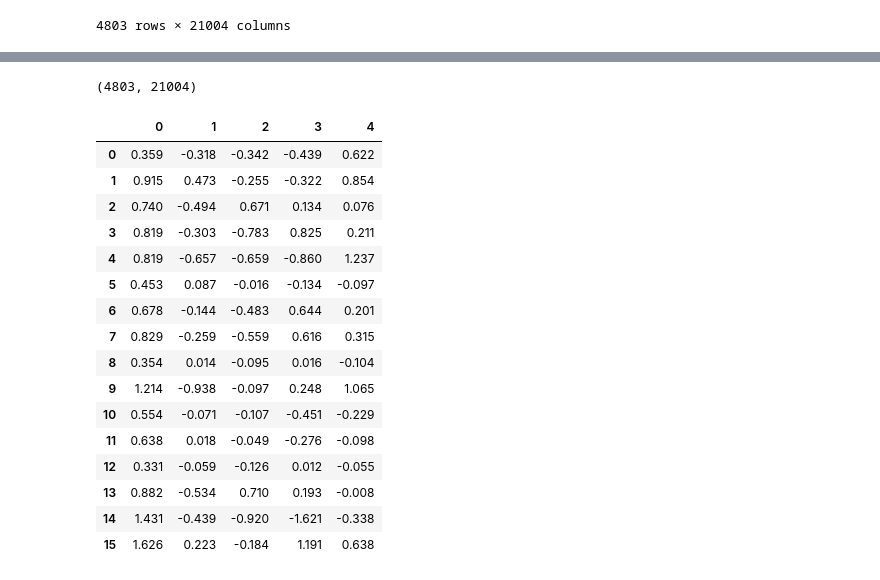
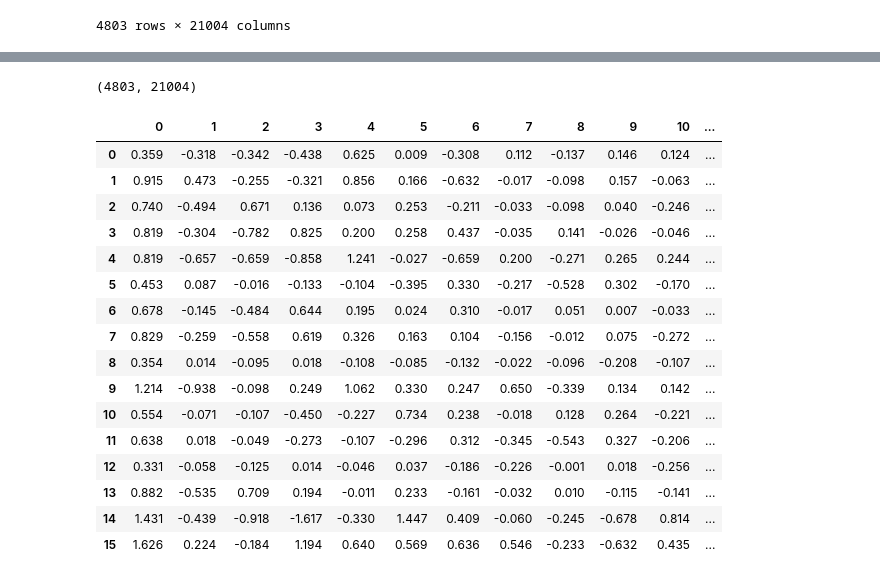
Before and after one commit to jlang62/ml-nlp-exam, a Jupyter notebook: notebooks/02_NLP.ipynb, the cells around one changed output, grey strips where cells are left out. Cells and saved outputs as stored; diff of their text form; code cells hidden in the pictures.

```diff
--- a/notebooks/02_NLP.ipynb
+++ b/notebooks/02_NLP.ipynb
@@ -226,3 +224,17 @@ done in 10.592s.
+# %%
+tfidf_n_topics = grid_search_ldia(tfidf)
+print("number topics: " + str(tfidf_n_topics))
+
+tfidf_lda = LatentDirichletAllocation(
+    n_components=tfidf_n_topics,
+    learning_method="online",
+    learning_offset=50.0,
+    random_state=0,
+)
+tfidf_lda.fit(tfidf)
+
+tfidf_feature_names = tfidf_vectorizer.get_feature_names_out()
+plot_top_words(tfidf_lda, tfidf_feature_names, 10, "Topics in LDiA model TFIDF")
 # %%
 from gensim.models import Word2Vec
 
@@ -274,30 +286,30 @@ model.wv.most_similar('ocean')
 # %%
 from sklearn.decomposition import TruncatedSVD
 
-svd = TruncatedSVD(n_components=5, n_iter=7, random_state=42)
+svd = TruncatedSVD(n_components=17, n_iter=7, random_state=42)
 print(tfidf.shape)
 svd_topic_vectors = svd.fit_transform(tfidf)
 svd_topic_vectors = pd.DataFrame(svd_topic_vectors)
 svd_topic_vectors.round(3).head(16)
 # %% [output]
 (4803, 21004)
-|  | 0 | 1 | 2 | 3 | 4 |
-| 0 | 0.359 | -0.318 | -0.342 | -0.439 | 0.622 |
-| 1 | 0.915 | 0.473 | -0.255 | -0.322 | 0.854 |
-| 2 | 0.740 | -0.494 | 0.671 | 0.134 | 0.076 |
-| 3 | 0.819 | -0.303 | -0.783 | 0.825 | 0.211 |
-| 4 | 0.819 | -0.657 | -0.659 | -0.860 | 1.237 |
-| 5 | 0.453 | 0.087 | -0.016 | -0.134 | -0.097 |
-| 6 | 0.678 | -0.144 | -0.483 | 0.644 | 0.201 |
-| 7 | 0.829 | -0.259 | -0.559 | 0.616 | 0.315 |
-| 8 | 0.354 | 0.014 | -0.095 | 0.016 | -0.104 |
-| 9 | 1.214 | -0.938 | -0.097 | 0.248 | 1.065 |
-| 10 | 0.554 | -0.071 | -0.107 | -0.451 | -0.229 |
-| 11 | 0.638 | 0.018 | -0.049 | -0.276 | -0.098 |
-| 12 | 0.331 | -0.059 | -0.126 | 0.012 | -0.055 |
-| 13 | 0.882 | -0.534 | 0.710 | 0.193 | -0.008 |
-| 14 | 1.431 | -0.439 | -0.920 | -1.621 | -0.338 |
-| 15 | 1.626 | 0.223 | -0.184 | 1.191 | 0.638 |
+|  | 0 | 1 | 2 | 3 | 4 | 5 | 6 | 7 | 8 | 9 | 10 | ... |
+| 0 | 0.359 | -0.318 | -0.342 | -0.438 | 0.625 | 0.009 | -0.308 | 0.112 | -0.137 | 0.146 | 0.124 | ... |
+| 1 | 0.915 | 0.473 | -0.255 | -0.321 | 0.856 | 0.166 | -0.632 | -0.017 | -0.098 | 0.157 | -0.063 | ... |
+| 2 | 0.740 | -0.494 | 0.671 | 0.136 | 0.073 | 0.253 | -0.211 | -0.033 | -0.098 | 0.040 | -0.246 | ... |
+| 3 | 0.819 | -0.304 | -0.782 | 0.825 | 0.200 | 0.258 | 0.437 | -0.035 | 0.141 | -0.026 | -0.046 | ... |
+| 4 | 0.819 | -0.657 | -0.659 | -0.858 | 1.241 | -0.027 | -0.659 | 0.200 | -0.271 | 0.265 | 0.244 | ... |
+| 5 | 0.453 | 0.087 | -0.016 | -0.133 | -0.104 | -0.395 | 0.330 | -0.217 | -0.528 | 0.302 | -0.170 | ... |
+| 6 | 0.678 | -0.145 | -0.484 | 0.644 | 0.195 | 0.024 | 0.310 | -0.017 | 0.051 | 0.007 | -0.033 | ... |
+| 7 | 0.829 | -0.259 | -0.558 | 0.619 | 0.326 | 0.163 | 0.104 | -0.156 | -0.012 | 0.075 | -0.272 | ... |
+| 8 | 0.354 | 0.014 | -0.095 | 0.018 | -0.108 | -0.085 | -0.132 | -0.022 | -0.096 | -0.208 | -0.107 | ... |
+| 9 | 1.214 | -0.938 | -0.098 | 0.249 | 1.062 | 0.330 | 0.247 | 0.650 | -0.339 | 0.134 | 0.142 | ... |
+| 10 | 0.554 | -0.071 | -0.107 | -0.450 | -0.227 | 0.734 | 0.238 | -0.018 | 0.128 | 0.264 | -0.221 | ... |
+| 11 | 0.638 | 0.018 | -0.049 | -0.273 | -0.107 | -0.296 | 0.312 | -0.345 | -0.543 | 0.327 | -0.206 | ... |
+| 12 | 0.331 | -0.058 | -0.125 | 0.014 | -0.046 | 0.037 | -0.186 | -0.226 | -0.001 | 0.018 | -0.256 | ... |
+| 13 | 0.882 | -0.535 | 0.709 | 0.194 | -0.011 | 0.233 | -0.161 | -0.032 | 0.010 | -0.115 | -0.141 | ... |
+| 14 | 1.431 | -0.439 | -0.918 | -1.617 | -0.330 | 1.447 | 0.409 | -0.060 | -0.245 | -0.678 | 0.814 | ... |
+| 15 | 1.626 | 0.224 | -0.184 | 1.194 | 0.640 | 0.569 | 0.636 | 0.546 | -0.233 | -0.632 | 0.435 | ... |
 # %%
 def truncated_svd_elbow(n_components, words_cooc_matrix, print_elbow = True):
     from sklearn.decomposition import TruncatedSVD
```
Also changed, not shown: parts of 4 cells of this notebook.
